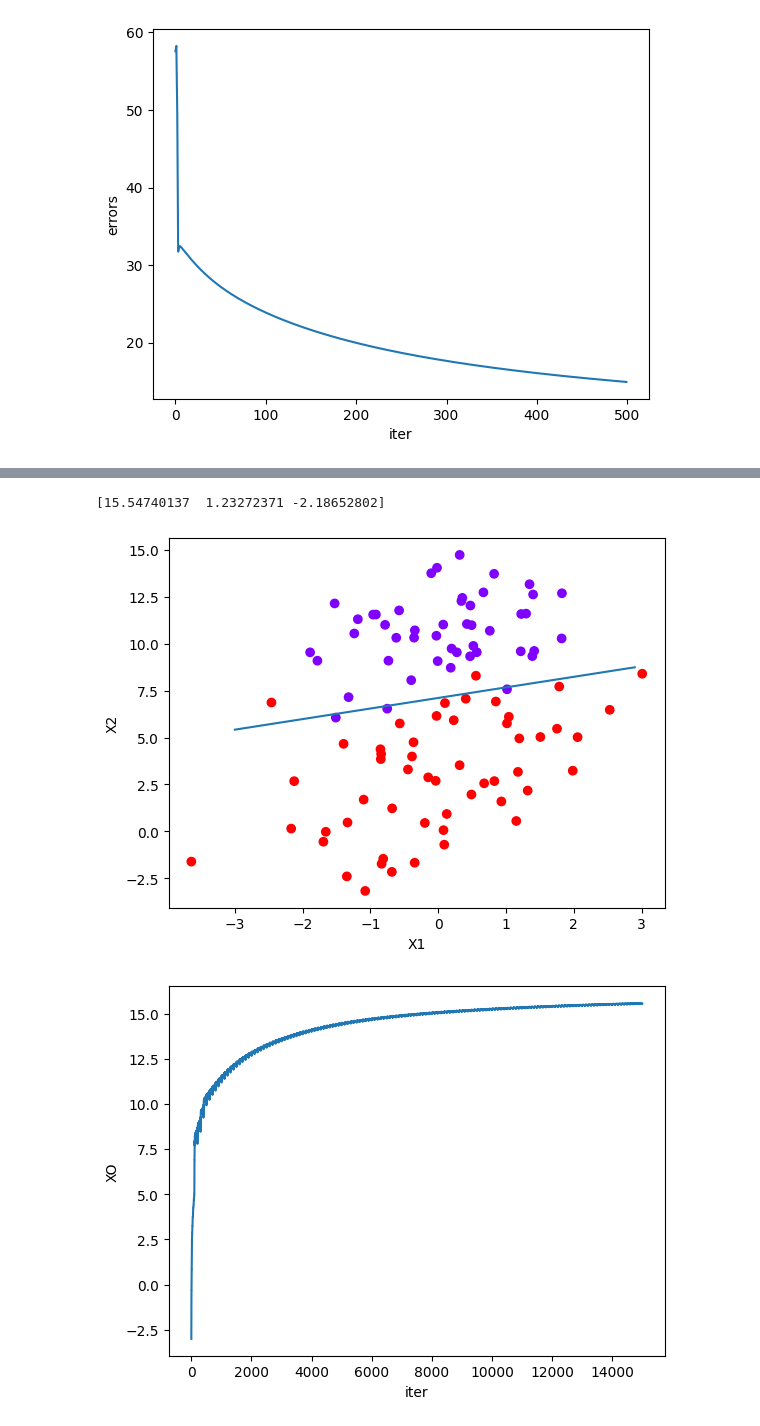
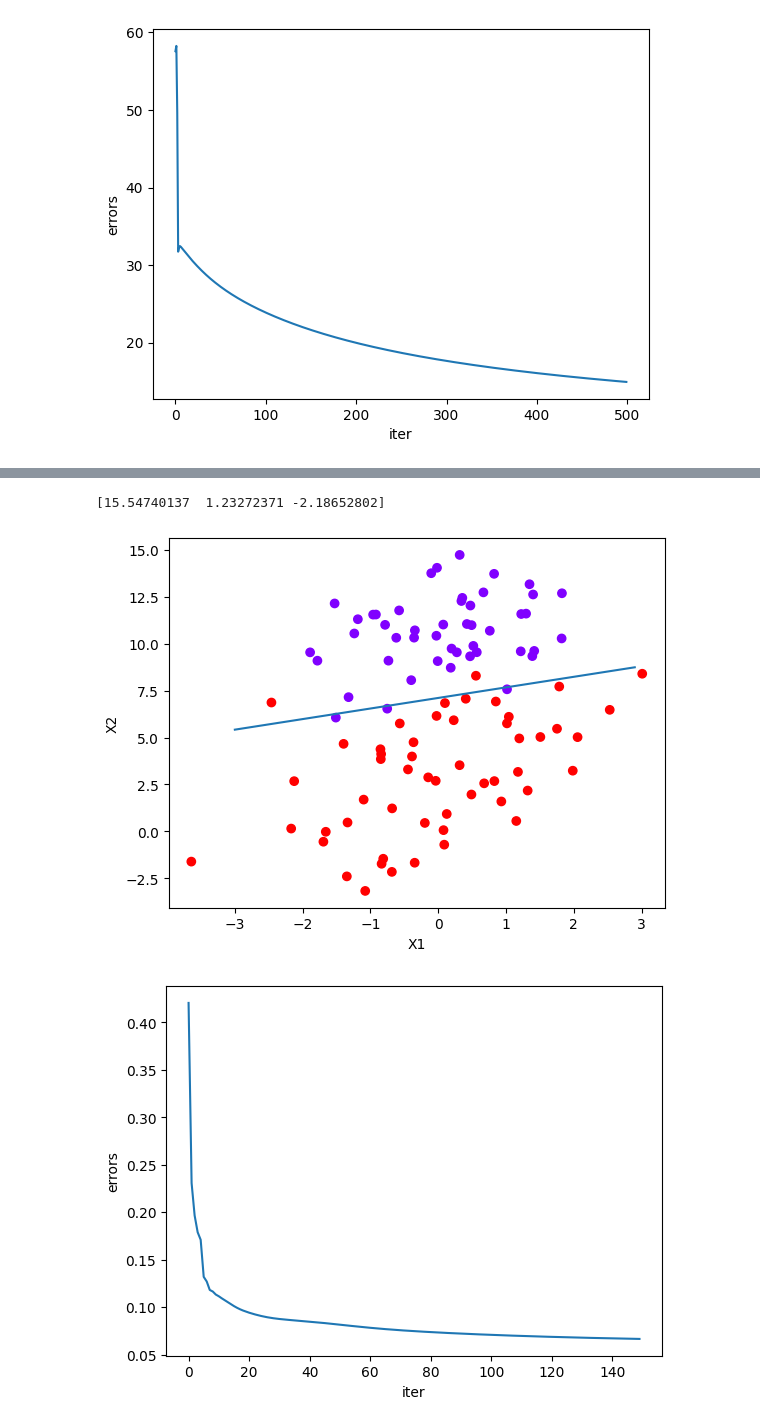
Before and after one commit to BiPaulEr/MachineLearning, a Jupyter notebook: Regression/Regression.ipynb, the cells around one changed output, grey strips where cells are left out. Cells and saved outputs as stored; diff of their text form; code cells hidden in the pictures.

```diff
--- a/Regression/Regression.ipynb
+++ b/Regression/Regression.ipynb
@@ -48,9 +48,9 @@ plt.show()
 [figure]
 # %%
 def sigmoid(inX):
-    return 1.0/(1+exp(-inX))
-result = [sigmoid(x) for x in linspace(-3, 3, 20)]
-abc = [(x) for x in linspace(-3, 3, 20)]
+    return 1.0/(1+np.exp(-inX))
+result = [sigmoid(x) for x in np.linspace(-3, 3, 20)]
+abc = [(x) for x in np.linspace(-3, 3, 20)]
 fig = plt.figure()
 plt.title("OK")
 ax = fig.add_subplot(111)
@@ -85,8 +87,8 @@ def plotBestFit(npdataMat, datingLabelsColors, weights):
     fig = plt.figure()
     ax = fig.add_subplot(111)
     ax.scatter(npdataMat[:,1], npdataMat[:,2], c=datingLabelsColors)
-    x = arange(-3.0, 3.0, 0.1)
-    arrayWeight = array(weights) #transform it in array else is still like a matrice
+    x = np.arange(-3.0, 3.0, 0.1)
+    arrayWeight = np.array(weights) #transform it in array else is still like a matrice
     y = (-arrayWeight[0]-arrayWeight[1]*x)/arrayWeight[2]
     ax.plot(x,y)
     plt.xlabel('X1'); plt.ylabel('X2');
@@ -99,7 +101,7 @@ def plotErrors(errors, ylabel = "errors"):
     fig = plt.figure()
     ax = fig.add_subplot(111)
     numiterations = len(errors)
-    x = arange(0, numiterations, 1)
+    x = np.arange(0, numiterations, 1)
     ax.plot(x,errors)
     plt.xlabel('iter')
     plt.ylabel(ylabel);
@@ -176,22 +140,23 @@ print(ma_fonction.results)
 # %%
 def stocGradAscent1(dataMatrix, classLabels, numIter=150):
-     m,n = shape(dataMatrix)
-     weights = ones(n)
-     weightsStack = []
+     m,n = np.shape(dataMatrix)
+     weights = np.ones(n)
+     errorStack = []
      for j in range(numIter):
              dataIndex = list(range(m))
+             error_sum = 0
              for i in range(m):
                  alpha = 0.01
                  randIndex = i
                  h = sigmoid(sum(dataMatrix[randIndex]*weights))
                  error = classLabels[randIndex] - h
+                 error_sum += abs(error)
                  weights = weights + alpha * error * dataMatrix[randIndex]
-                 weightsStack.append(weights)
-     return weights, weightsStack
-nvweight, weightsStack = stocGradAscent1(npdataMat, labelMat)
+             errorStack.append(error_sum/m)
+     return weights, errorStack
+nvweight, errorStack = stocGradAscent1(npdataMat, labelMat)
 print(nvweight)
 plotBestFit(npdataMat, datingLabelsColors, nvweight)
-plotWeights(weightsStack)
 # %% [output]
 [ 6.42039135  0.66919736 -0.96121164]
 [figure]
@@ -201,23 +167,25 @@ plotWeights(weightsStack)
 # %%
 def stocGradAscent1_alpha(dataMatrix, classLabels, numIter=150):
-     m,n = shape(dataMatrix)
-     weights = ones(n)
-     weightsStack = []
+     m,n = np.shape(dataMatrix)
+     weights = np.ones(n)
+     errorStack = []
      for j in range(numIter):
              dataIndex = list(range(m))
+             error_sum = 0
              for i in range(m):
                  alpha = 4/(1.0+j+i)+0.01
                  randIndex = i
                  h = sigmoid(sum(dataMatrix[randIndex]*weights))
                  error = classLabels[randIndex] - h
+                 error_sum += abs(error)
                  weights = weights + alpha * error * dataMatrix[randIndex]
-                 weightsStack.append(weights)
-     return weights, weightsStack
-nvweight, weightsStack = stocGradAscent1_alpha(npdataMat, labelMat)
+             errorStack.append(error_sum/m)
+     return weights, errorStack
+nvweight, errorStack = stocGradAscent1_alpha(npdataMat, labelMat)
 print(nvweight)
 plotBestFit(npdataMat, datingLabelsColors, nvweight)
-plotWeights(weightsStack)
+plotErrors(errorStack)
 # %% [output]
 [15.54740137  1.23272371 -2.18652802]
 [figure]
-[figure, old version]
+[figure, new version]
```
Also changed, not shown: parts of 14 cells of this notebook.
